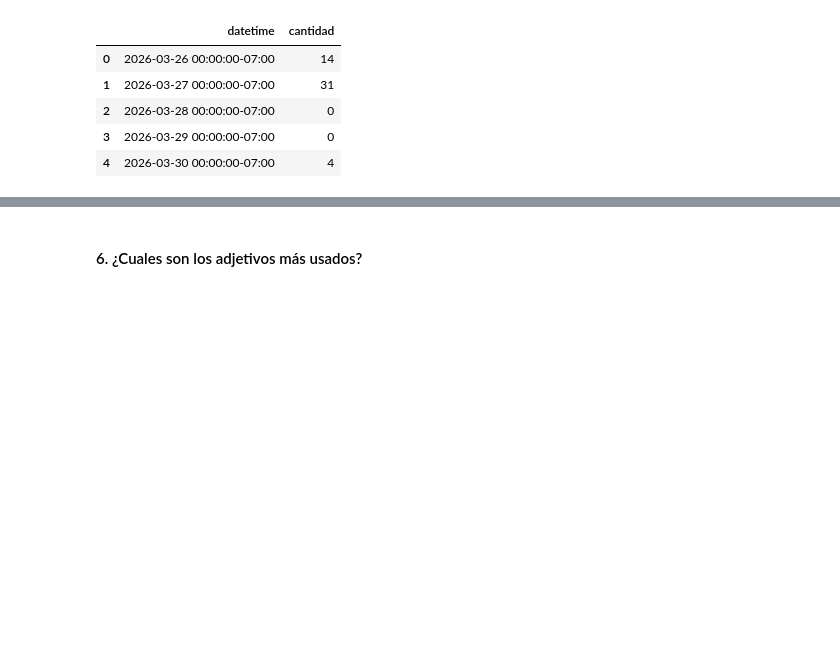
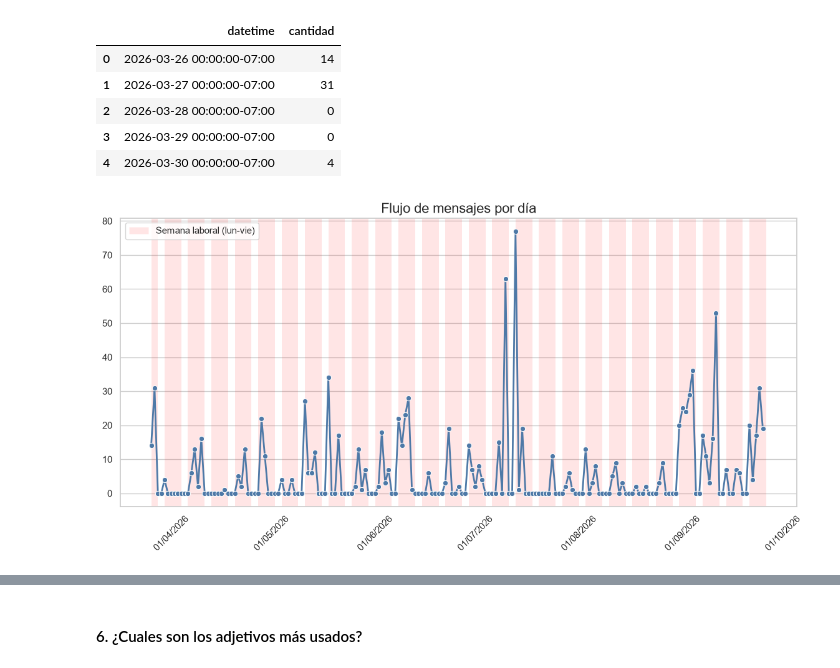
Before and after one commit to IvanSotomyor/whatsapp_group, a Jupyter notebook: notebooks/1.01-css-eda.ipynb, the cells around one changed output, grey strips where cells are left out. Saved outputs shown, nothing was run; the diff lists cells and outputs as text; code cells hidden in the pictures; blank space fills up the shorter version.

```diff
--- a/notebooks/1.01-css-eda.ipynb
+++ b/notebooks/1.01-css-eda.ipynb
@@ -593,53 +617,70 @@ mensajes_dia.head()
 | 3 | 2026-03-29 00:00:00-07:00 | 0 |
 | 4 | 2026-03-30 00:00:00-07:00 | 4 |
 # %%
-fig = px.line(
-    mensajes_dia,
+sns.set_theme(
+    style="whitegrid",
+    context="notebook"
+)
+
+fig, ax = plt.subplots(figsize=(14, 6))
+
+# Línea principal
+sns.lineplot(
+    data=mensajes_dia,
     x="datetime",
     y="cantidad",
-    markers=True,
-    title="Flujo de mensajes por día",
-    labels={
-        "datetime": "Fecha",
-        "cantidad": "Cantidad de mensajes"
-    }
+    marker="o",
+    color="#4E79A7",
+    linewidth=2,
+    ax=ax
 )
 
 # Fondo para días laborales
 for fecha in mensajes_dia["datetime"]:
     if fecha.weekday() < 5:
-        fig.add_vrect(
-            x0=fecha,
-            x1=fecha + pd.Timedelta(days=1),
-            fillcolor="red",
-            opacity=0.10,
-            layer="below",
-            line_width=0
+        ax.axvspan(
+            fecha,
+            fecha + pd.Timedelta(days=1),
+            color="red",
+            alpha=0.10,
+            linewidth=0
         )
 
-# Elemento de leyenda
-fig.add_trace(
-    go.Scatter(
-        x=[None],
-        y=[None],
-        mode="markers",
-        marker=dict(
-            size=12,
-            color="rgba(255, 0, 0, 0.10)",
-            symbol="square"
-        ),
-        name="Semana laboral (lun-vie)",
-        hoverinfo="skip"
-    )
+# Leyenda para el sombreado
+leyenda_laboral = Patch(
+    facecolor="red",
+    alpha=0.10,
+    label="Semana laboral (lun-vie)"
 )
 
-fig.update_traces(
-    selector=dict(mode="lines+markers"),
-    hovertemplate=(
-        "<b>%{x|%d/%m/%Y}</b><br>"
-        "Mensajes: %{y}"
-        "<extra></extra>"
-    )
+ax.legend(
+    handles=[leyenda_laboral],
+    frameon=True
 )
 
-fig.show()
+# Formato del eje X
+ax.xaxis.set_major_formatter(
+    DateFormatter("%d/%m/%Y")
+)
+
+ax.tick_params(
+    axis="x",
+    rotation=45
+)
+
+# Títulos y ejes
+ax.set_title(
+    "Flujo de mensajes por día",
+    fontsize=16
+)
+
+ax.set_xlabel("")
+ax.set_ylabel("")
+
+# Solo cuadrícula horizontal
+ax.grid(
+    axis="x",
+    visible=False
+)
+# %% [output]
+[figure, added]
```
Also changed, not shown: parts of 58 cells of this notebook.
